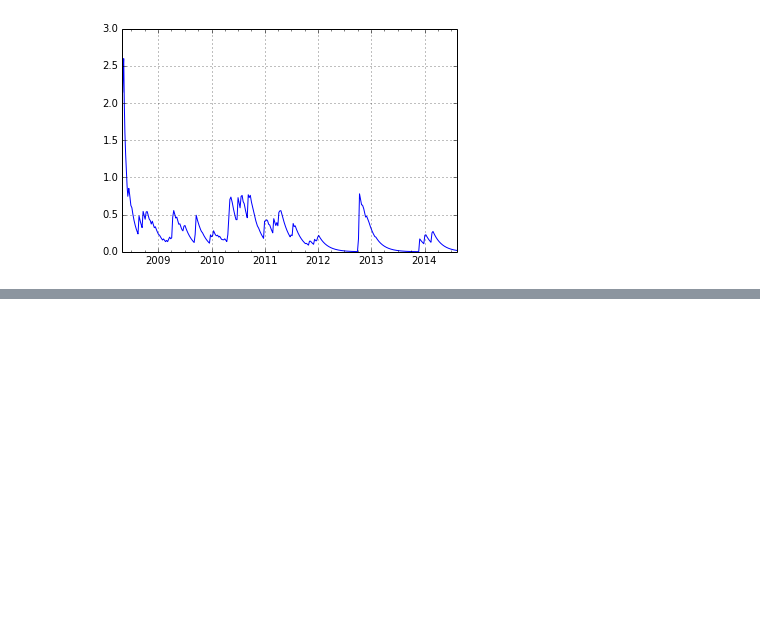
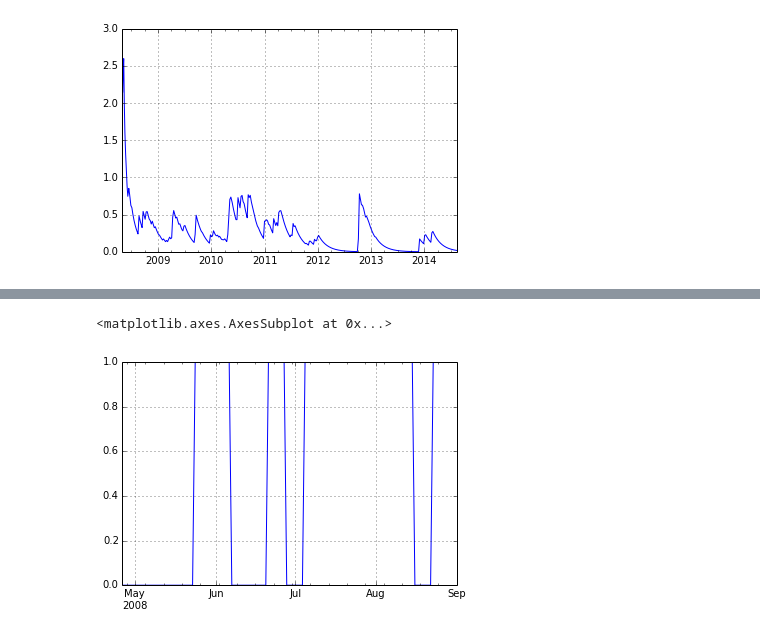
Before and after one commit to gauthamnair/repopulse, a Jupyter notebook: testingFeatureMaker.ipynb, the cells around one changed output, grey strips where cells are left out. Cells and saved outputs as stored; diff of their text form; code cells hidden in the pictures; blank space fills up the shorter version.

```diff
--- a/testingFeatureMaker.ipynb
+++ b/testingFeatureMaker.ipynb
@@ -162,0 +204,6 @@ smoothed.plot()
+# %%
+noActivity = series == 0
+noActivity.plot()
+# %% [output]
+<matplotlib.axes.AxesSubplot at 0x...>
+[figure, added]
```
Also changed, not shown: parts of 55 cells of this notebook, 3 other files.
